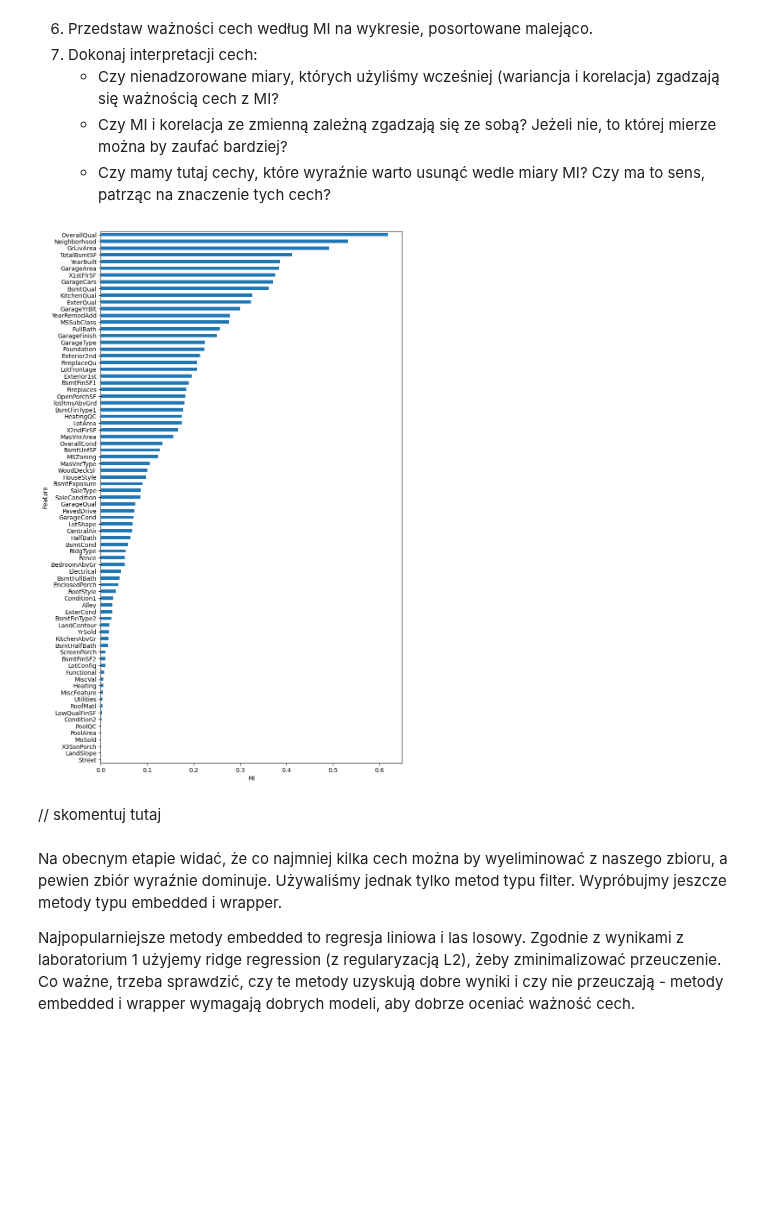
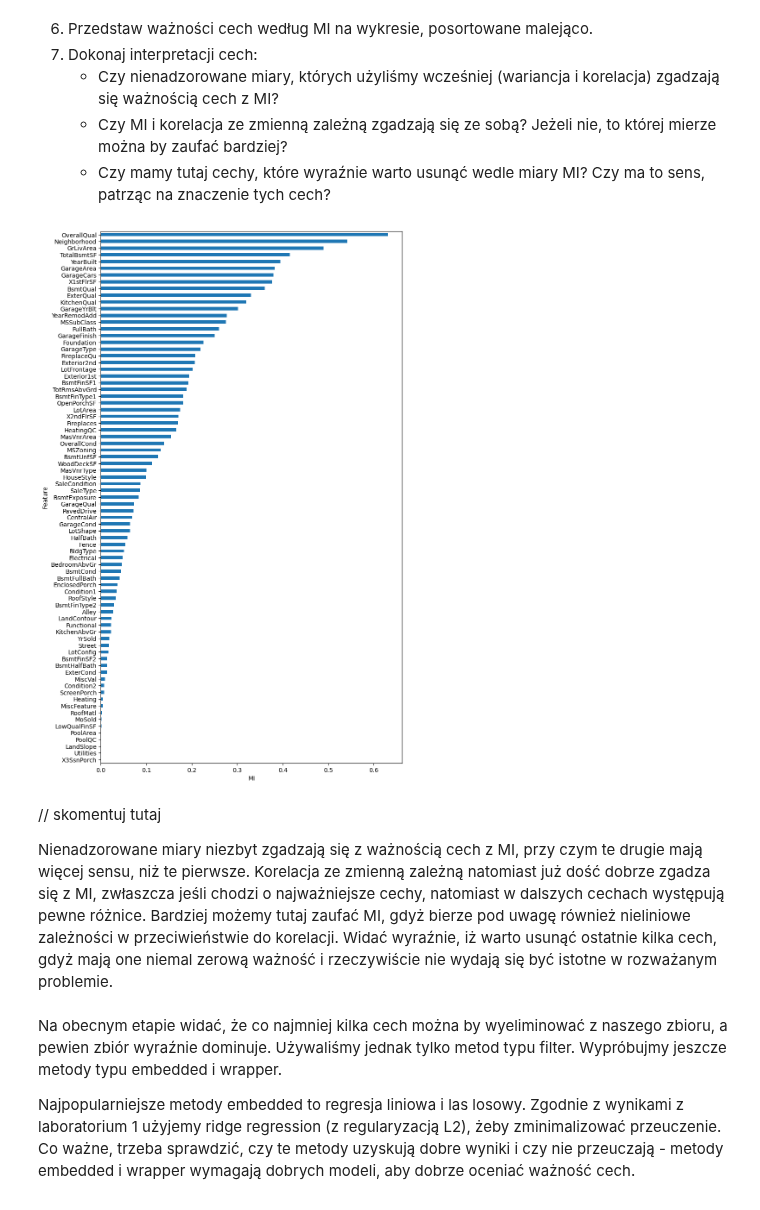
Before and after one commit to barhanc/machine-learning-fundamentals, a Jupyter notebook: lab6/notebook_empty.ipynb, the cells around one changed output. Drawn from its saved outputs; the diff is of its cells as text; code cells hidden in the pictures; blank space fills up the shorter version.

```diff
--- a/lab6/notebook_empty.ipynb
+++ b/lab6/notebook_empty.ipynb
@@ -439,46 +446,53 @@ from sklearn.feature_selection import mutual_info_regression
 from sklearn.preprocessing import OrdinalEncoder
 
 
-categorical_features = df.select_dtypes(include="object").columns
-numerical_features = df.select_dtypes(exclude="object").columns
+categorical_features = X_train.select_dtypes(include="object").columns
+numerical_features = X_train.select_dtypes(exclude="object").columns
 
 column_transformer = ColumnTransformer(
-    [
+    transformers=[
+        ("num_transformer", SimpleImputer(strategy="median"), numerical_features),
         ("cat_transformer", OrdinalEncoder(), categorical_features),
-        ("num_transformer", SimpleImputer(), numerical_features),
     ],
     verbose_feature_names_out=False,
 )
 
-X_mi: pd.DataFrame = column_transformer.fit_transform(X_train)
+X_mi = column_transformer.fit_transform(X_train)
 
 # correct data types
 X_mi = X_mi.convert_dtypes()
 
 # get boolean mask with discrete columns
-discrete_features = np.array([1 if col in categorical_features else 0 for col in X_mi.columns])
+discrete_features = np.array([1 if c in categorical_features else 0 for c in X_mi.columns], dtype=bool)
 
 importances_mi = mutual_info_regression(
     X_mi,
     y_train,
     discrete_features=discrete_features,
     random_state=0,
 )
 
 # plot
 (
     pd.Series(dict(zip(X_mi.columns.tolist(), importances_mi)))
     .sort_values()
     .plot.barh(
         figsize=(9, 16),
         xlabel="MI",
         ylabel="Feature",
     )
-);
+)
 # %% [output]
-[figure, old version]
+[figure, new version]
-# %% [markdown]
-// skomentuj tutaj
+# %% [markdown]
+// skomentuj tutaj
+
+Nienadzorowane miary niezbyt zgadzają się z ważnością cech z MI, przy czym te drugie mają więcej
+sensu, niż te pierwsze. Korelacja ze zmienną zależną natomiast już dość dobrze zgadza się z MI,
+zwłaszcza jeśli chodzi o najważniejsze cechy, natomiast w dalszych cechach występują pewne różnice.
+Bardziej możemy tutaj zaufać MI, gdyż bierze pod uwagę również nieliniowe zależności w
+przeciwieństwie do korelacji. Widać wyraźnie, iż warto usunąć ostatnie kilka cech, gdyż mają one niemal
+zerową ważność i rzeczywiście nie wydają się być istotne w rozważanym problemie.
 # %% [markdown]
 Na obecnym etapie widać, że co najmniej kilka cech można by wyeliminować z naszego zbioru, a pewien zbiór wyraźnie dominuje. Używaliśmy jednak tylko metod typu filter. Wypróbujmy jeszcze metody typu embedded i wrapper.
 
```
Also changed, not shown: parts of 16 cells of this notebook.
